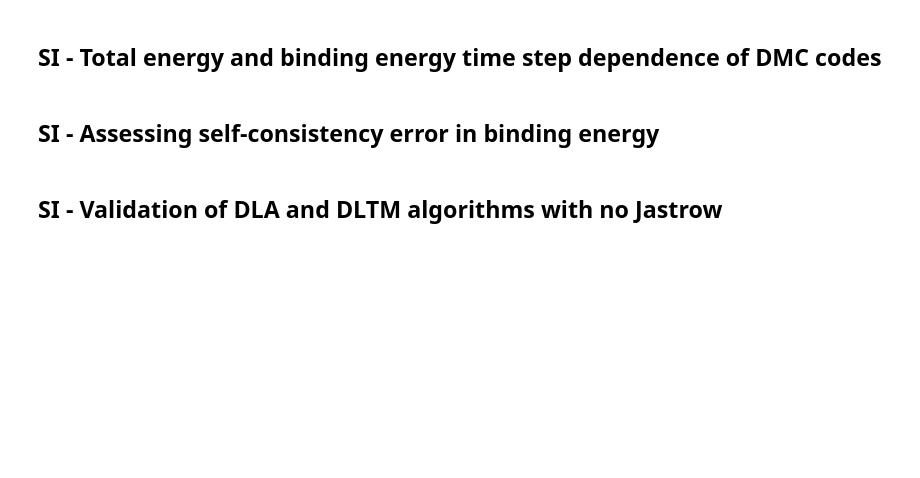
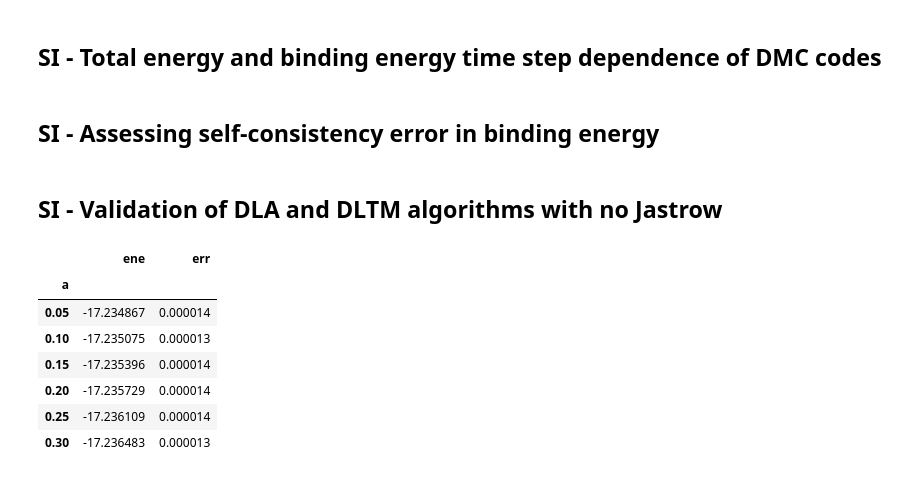
Before and after one commit to zenandrea/DMC-reproducibility, a Jupyter notebook: analysis.ipynb, the cells around one changed output. Cells and saved outputs as stored; diff of their text form; code cells hidden in the pictures; blank space fills up the shorter version.

```diff
--- a/analysis.ipynb
+++ b/analysis.ipynb
@@ -794,3 +805,14 @@ for code in set([x for x in h2o_total_energy_validation['DLA']] + [x for x in h2
 axs[1].legend(ncol=2, loc='upper left',fontsize=8)
 
 fig.savefig(f'Figures/Fig_SI_DLA_DTM_validation.png')
+# %%
+energy_data_with_J
+# %% [output]
+|  | ene | err |
+| a |  |  |
+| 0.05 | -17.234867 | 0.000014 |
+| 0.10 | -17.235075 | 0.000013 |
+| 0.15 | -17.235396 | 0.000014 |
+| 0.20 | -17.235729 | 0.000014 |
+| 0.25 | -17.236109 | 0.000014 |
+| 0.30 | -17.236483 | 0.000013 |
```
Also changed, not shown: parts of 10 cells of this notebook, 30 other files.
